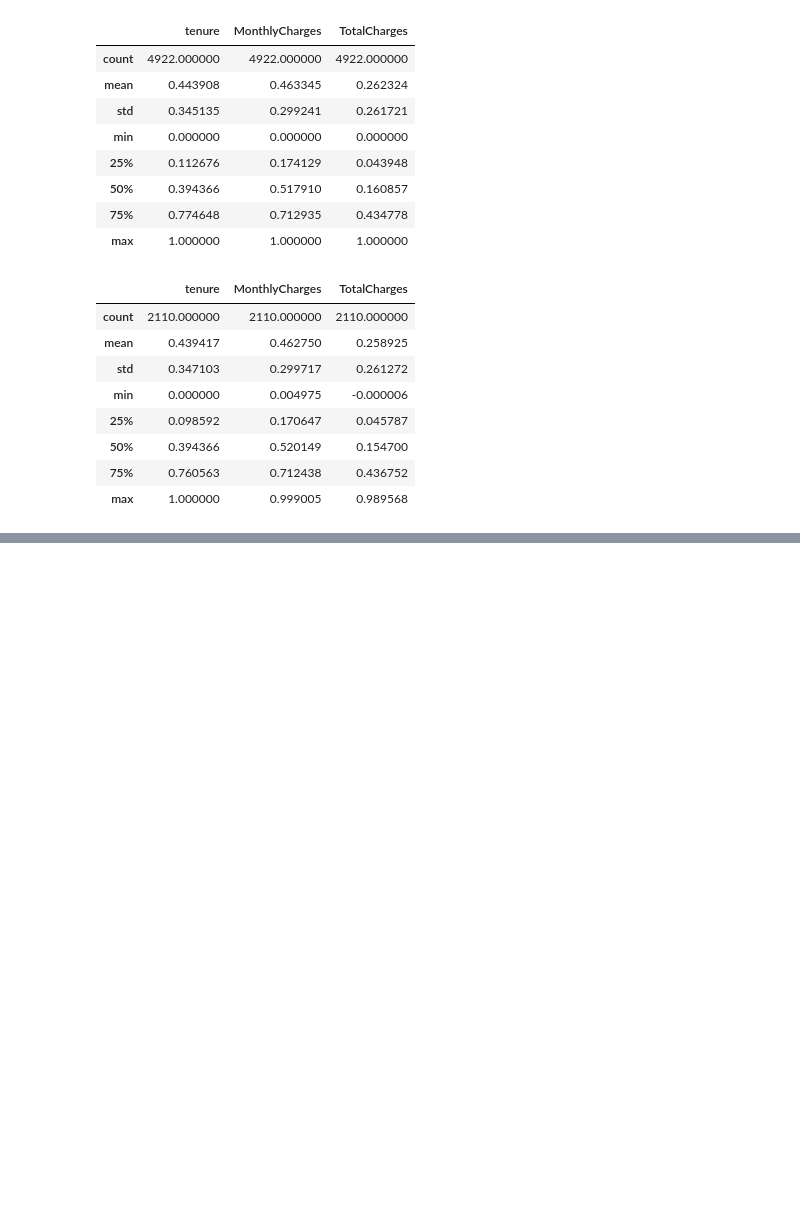
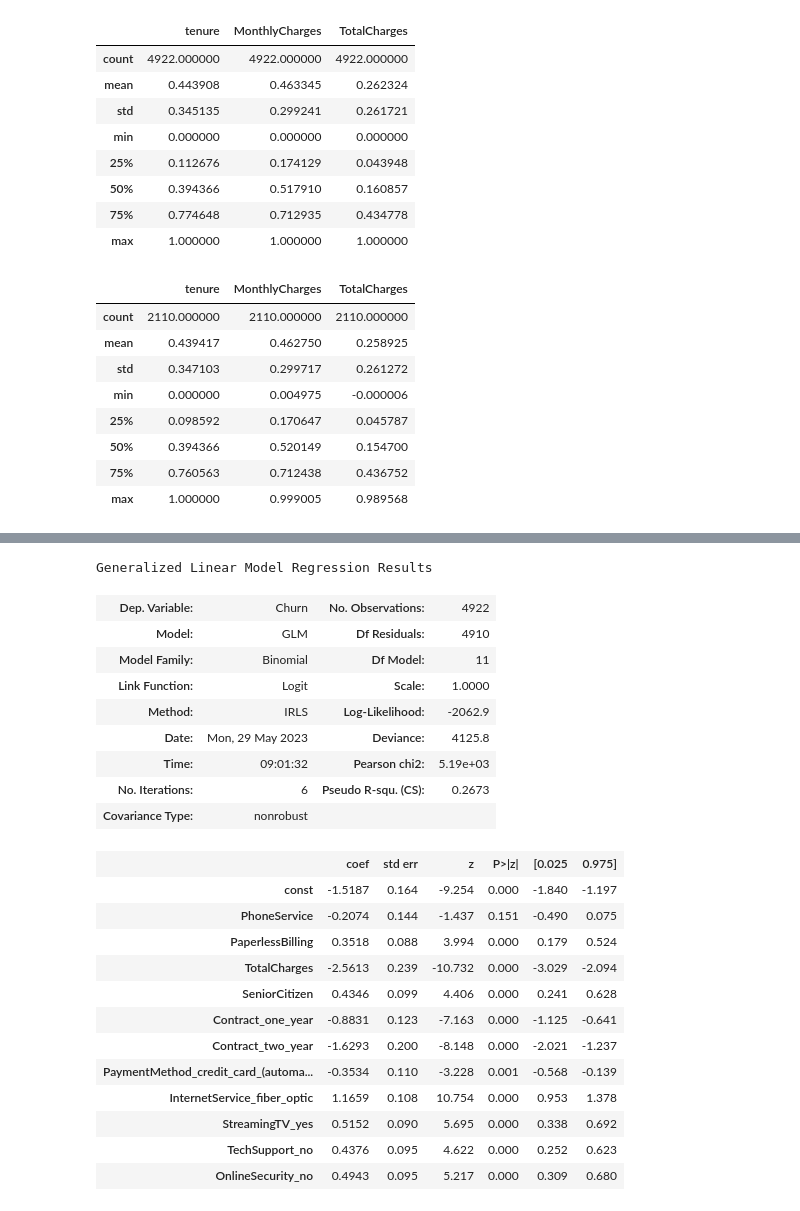
Before and after one commit to venkatpselvam1/DataScienceML, a Jupyter notebook: 003_LogisticRegression/003_MultiVarientAnalysis/002_LogisticRegressionMultiVarient.ipynb, the cells around one changed output, grey strips where cells are left out. Drawn from its saved outputs; the diff is of its cells as text; code cells hidden in the pictures; blank space fills up the shorter version.

```diff
--- a/003_LogisticRegression/003_MultiVarientAnalysis/002_LogisticRegressionMultiVarient.ipynb
+++ b/003_LogisticRegression/003_MultiVarientAnalysis/002_LogisticRegressionMultiVarient.ipynb
@@ -256,0 +306,6 @@ df_test[num_cols].describe()
+# %%
+logr = LogisticRegression()
+logr.fit(X_train, y_train)
+rfe = RFE(logr)
+rfe.fit(X_train, y_train)
+rfe.support_
@@ -256,0 +348,3 @@ df_test[num_cols].describe()
+# %%
+rejected_cols = X_train.columns[~rfe.support_]
+rejected_cols
@@ -256,0 +359,30 @@ df_test[num_cols].describe()
+# %%
+total_rejected_cols = list(rejected_cols) + ['PaymentMethod_mailed_check', 'MonthlyCharges', 'MultipleLines_yes', 'tenure']
+X_train_sm = sm.add_constant(X_train.drop(total_rejected_cols, axis=1))
+gr = sm.GLM(y_train, X_train_sm, family = sm.families.Binomial())
+logm = gr.fit()
+logm.summary()
+# %% [output]
+Generalized Linear Model Regression Results
+| Dep. Variable: | Churn | No. Observations: | 4922 |
+| Model: | GLM | Df Residuals: | 4910 |
+| Model Family: | Binomial | Df Model: | 11 |
+| Link Function: | Logit | Scale: | 1.0000 |
+| Method: | IRLS | Log-Likelihood: | -2062.9 |
+| Date: | Mon, 29 May 2023 | Deviance: | 4125.8 |
+| Time: | 09:01:32 | Pearson chi2: | 5.19e+03 |
+| No. Iterations: | 6 | Pseudo R-squ. (CS): | 0.2673 |
+| Covariance Type: | nonrobust |  |  |
+|  | coef | std err | z | P>|z| | [0.025 | 0.975] |
+| const | -1.5187 | 0.164 | -9.254 | 0.000 | -1.840 | -1.197 |
+| PhoneService | -0.2074 | 0.144 | -1.437 | 0.151 | -0.490 | 0.075 |
+| PaperlessBilling | 0.3518 | 0.088 | 3.994 | 0.000 | 0.179 | 0.524 |
+| TotalCharges | -2.5613 | 0.239 | -10.732 | 0.000 | -3.029 | -2.094 |
+| SeniorCitizen | 0.4346 | 0.099 | 4.406 | 0.000 | 0.241 | 0.628 |
+| Contract_one_year | -0.8831 | 0.123 | -7.163 | 0.000 | -1.125 | -0.641 |
+| Contract_two_year | -1.6293 | 0.200 | -8.148 | 0.000 | -2.021 | -1.237 |
+| PaymentMethod_credit_card_(automa... | -0.3534 | 0.110 | -3.228 | 0.001 | -0.568 | -0.139 |
+| InternetService_fiber_optic | 1.1659 | 0.108 | 10.754 | 0.000 | 0.953 | 1.378 |
+| StreamingTV_yes | 0.5152 | 0.090 | 5.695 | 0.000 | 0.338 | 0.692 |
+| TechSupport_no | 0.4376 | 0.095 | 4.622 | 0.000 | 0.252 | 0.623 |
+| OnlineSecurity_no | 0.4943 | 0.095 | 5.217 | 0.000 | 0.309 | 0.680 |
```
Also changed, not shown: parts of 18 cells of this notebook.
